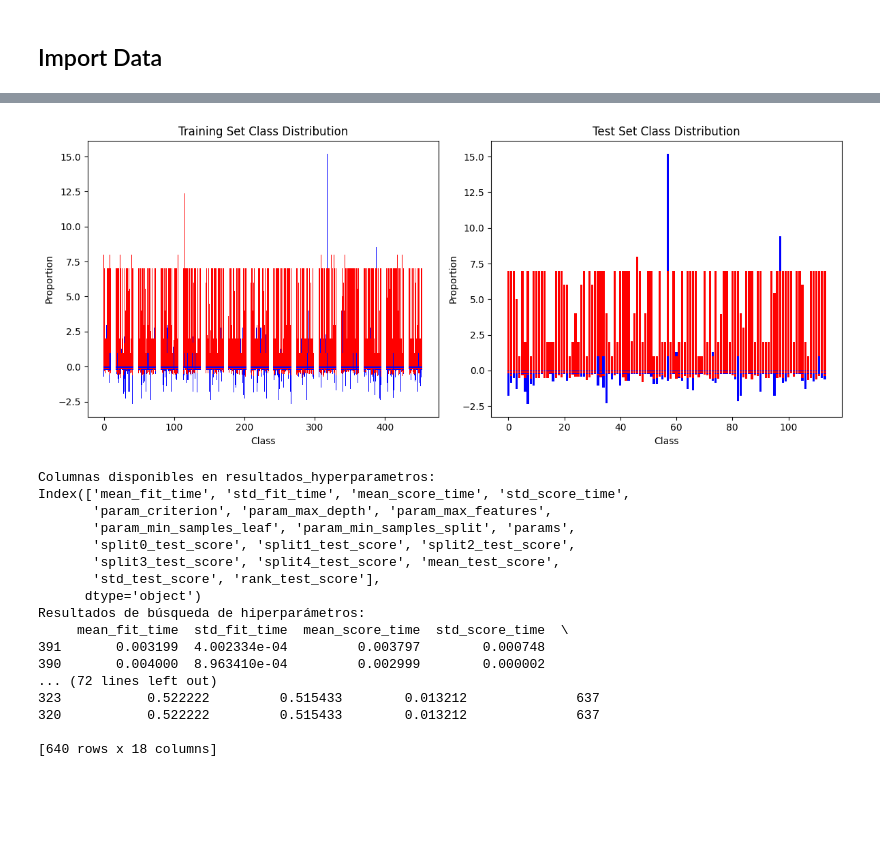
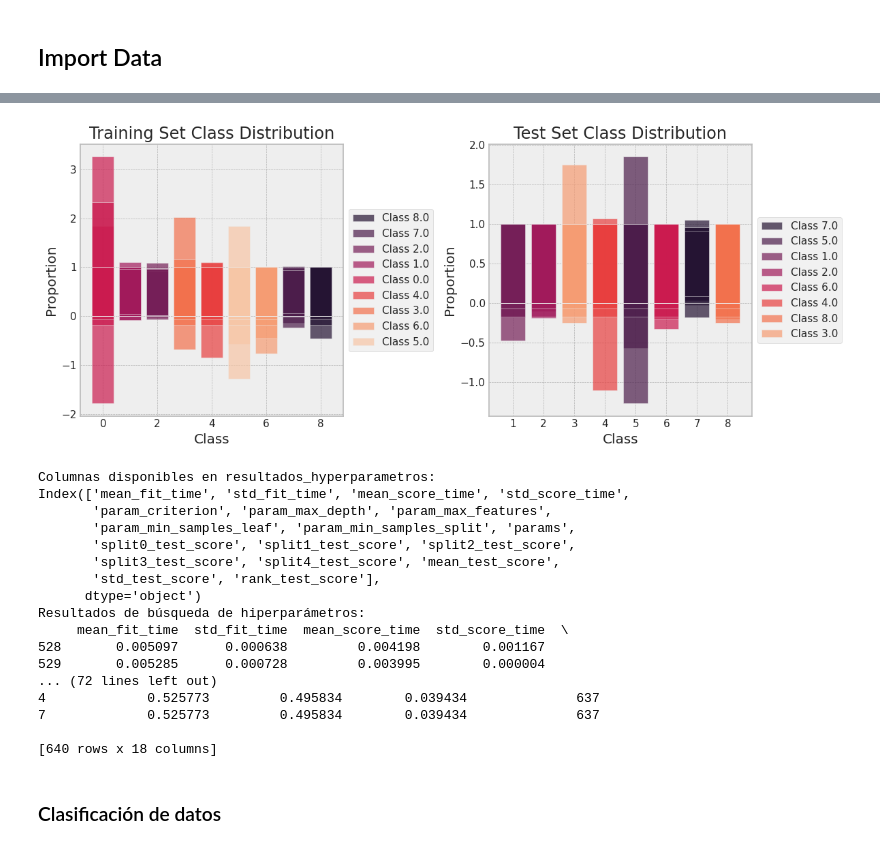
Before and after one commit to clblommberg/Proym6_Integrador_henry, a Jupyter notebook: notebooks/3_Entrenamiento.ipynb, the cells around one changed output, grey strips where cells are left out. Cells and saved outputs as stored; diff of their text form; code cells hidden in the pictures; blank space fills up the shorter version.

```diff
--- a/notebooks/3_Entrenamiento.ipynb
+++ b/notebooks/3_Entrenamiento.ipynb
@@ -91,7 +54,11 @@ y_train.head(15)
 # %%
+# Establecer el estilo y la paleta de colores
+sns.set(style="darkgrid")
+palette = "Set2"
+
 # Crear un gráfico de barras para la columna 'biopsia'
 plt.figure(figsize=(8, 5))
-y_train['biopsia'].value_counts().sort_index().plot(kind='bar', color=['blue', 'orange', 'green'])
+y_train['biopsia'].value_counts().sort_index().plot(kind='bar', color=sns.color_palette(palette), alpha=0.7)
 plt.title('Distribución de clases en y_train')
 plt.xlabel('Clase')
 plt.ylabel('Frecuencia')
@@ -348,6 +176,11 @@ print("y_train:", y_train.shape)
 print("\nShapes of testing sets:")
 print("X_test:", X_test.shape)
 print("y_test:", y_test.shape)
+print("X_train_resampled:", X_train_resampled.shape)
+print("y_train_resampled:", y_train_resampled.shape)
+
+X_train =X_train_resampled
+y_train = y_train_resampled
 # Configuración de semilla
 SEED = 301
 np.random.seed(SEED)
@@ -461,33 +312,45 @@ Resultados filtrados ordenados por mean_test_score de mayor a menor:
 # %%
 # Convertir las etiquetas de clase a listas
-train_class_labels = list(y_train.index)
-test_class_labels = list(y_test.index)
+train_class_labels = list(y_train.iloc[:, 0].unique())
+test_class_labels = list(y_test.iloc[:, 0].unique())
+
+# Definir una paleta de colores para las clases
+palette = sns.color_palette("rocket", len(train_class_labels))
+
+# Configurar el estilo de fondo oscuro
+plt.style.use('bmh')
 
 # Crear una figura y ejes
 fig, axes = plt.subplots(nrows=1, ncols=2, figsize=(12, 5))
 
 # Graficar la distribución de clases en conjunto de entrenamiento
-for class_label in train_class_labels:
-    class_data = X_train.loc[X_train.index == class_label]
-    axes[0].bar(class_label, class_data.values.flatten(), color=['blue', 'red'])
+for class_label, color in zip(train_class_labels, palette):
+    class_data = X_train[y_train.iloc[:, 0] == class_label]
+    axes[0].bar(class_label, class_data.mean(), color=color, alpha=0.7, label=f'Class {class_label}')
 
 axes[0].set_title('Training Set Class Distribution')
 axes[0].set_xlabel('Class')
 axes[0].set_ylabel('Proportion')
+axes[0].legend(loc='center left', bbox_to_anchor=(1, 0.5))
+
 
 # Graficar la distribución de clases en conjunto de prueba
-for class_label in test_class_labels:
-    class_data = X_test.loc[X_test.index == class_label]
-    axes[1].bar(class_label, class_data.values.flatten(), color=['blue', 'red'])
+for class_label, color in zip(test_class_labels, palette):
+    class_data = X_test[y_test.iloc[:, 0] == class_label]
+    axes[1].bar(class_label, class_data.mean(), color=color, alpha=0.7, label=f'Class {class_label}')
 
 axes[1].set_title('Test Set Class Distribution')
 axes[1].set_xlabel('Class')
 axes[1].set_ylabel('Proportion')
+axes[1].legend(loc='center left', bbox_to_anchor=(1, 0.5))
+
+# Restaurar el estilo por defecto al final
+plt.style.use('default')
 
 plt.tight_layout()
 plt.show()
 # %% [output]
-[figure, old version]
+[figure, new version]
 # %%
 # Imprimir todas las columnas disponibles
 print("Columnas disponibles en resultados_hyperparametros:")
@@ -507,10 +370,12 @@ Index(['mean_fit_time', 'std_fit_time', 'mean_score_time', 'std_score_time',
       dtype='object')
 Resultados de búsqueda de hiperparámetros:
      mean_fit_time  std_fit_time  mean_score_time  std_score_time  \
-391       0.003199  4.002334e-04         0.003797        0.000748
-390       0.004000  8.963410e-04         0.002999        0.000002
+528       0.005097      0.000638         0.004198        0.001167
+529       0.005285      0.000728         0.003995        0.000004
 ... (72 lines left out)
-323           0.522222         0.515433        0.013212              637
-320           0.522222         0.515433        0.013212              637
+4             0.525773         0.495834        0.039434              637
+7             0.525773         0.495834        0.039434              637
 
 [640 rows x 18 columns]
+# %% [markdown]
+### Clasificación de datos
```
Also changed, not shown: parts of 24 cells of this notebook, 9 other files.
